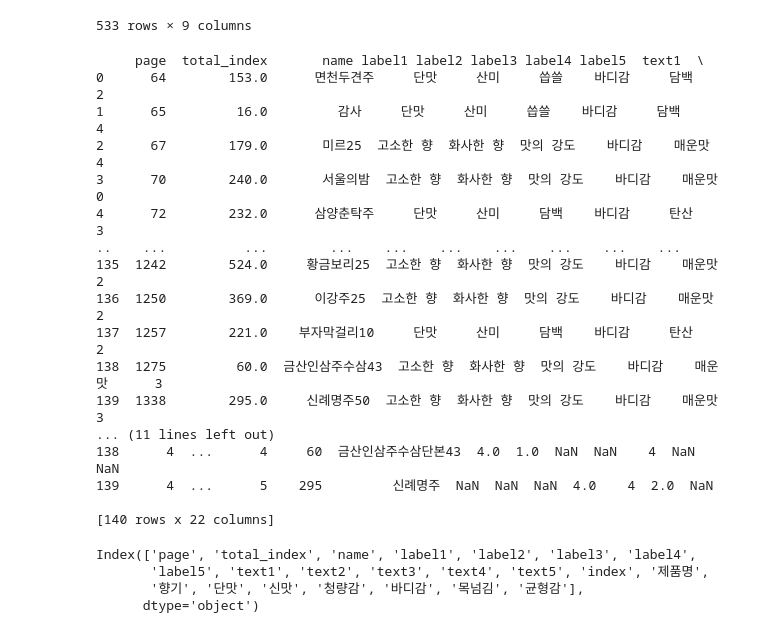
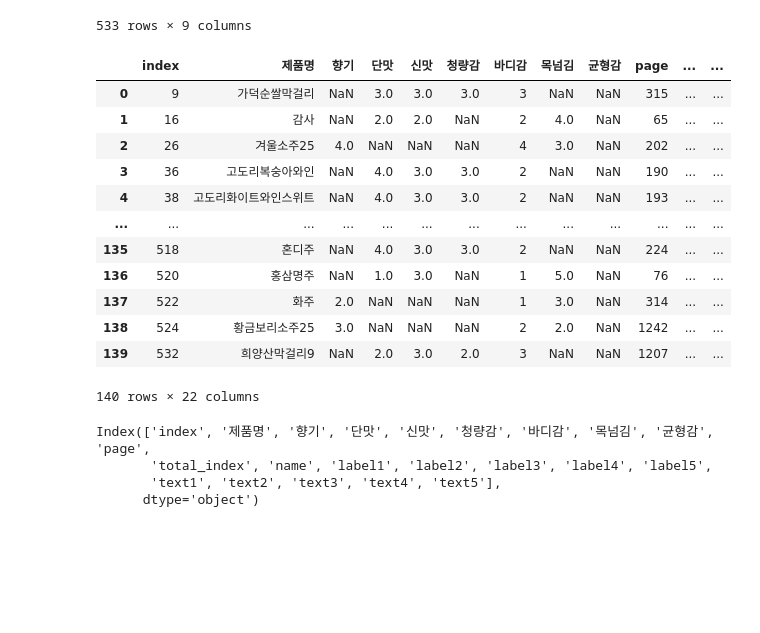
Before and after one commit to learning-human/traditional-liquor-RS, a Jupyter notebook: sooldamhwa_preprocessing.ipynb, the cells around one changed output. Cells and saved outputs as stored; diff of their text form; code cells hidden in the pictures; blank space fills up the shorter version.

```diff
--- a/sooldamhwa_preprocessing.ipynb
+++ b/sooldamhwa_preprocessing.ipynb
@@ -94,31 +94,27 @@ df_total
 | 532 | 532 | 희양산막걸리9 | NaN | 2.0 | 3.0 | 2.0 | 3 | NaN | NaN |
 533 rows × 9 columns
 # %%
-df_join = pd.merge(df_sdh_rate, df_total, left_on='total_index', right_on='index', how='inner')
-print(df_join)
+df_rate_total = pd.merge(df_total, df_sdh_rate, left_on='index', right_on='total_index', how='inner')
+df_rate_total
 # %% [output]
+|  | index | 제품명 | 향기 | 단맛 | 신맛 | 청량감 | 바디감 | 목넘김 | 균형감 | page | ... | ... |
+| 0 | 9 | 가덕순쌀막걸리 | NaN | 3.0 | 3.0 | 3.0 | 3 | NaN | NaN | 315 | ... | ... |
+| 1 | 16 | 감사 | NaN | 2.0 | 2.0 | NaN | 2 | 4.0 | NaN | 65 | ... | ... |
+| 2 | 26 | 겨울소주25 | 4.0 | NaN | NaN | NaN | 4 | 3.0 | NaN | 202 | ... | ... |
+| 3 | 36 | 고도리복숭아와인 | NaN | 4.0 | 3.0 | 3.0 | 2 | NaN | NaN | 190 | ... | ... |
+| 4 | 38 | 고도리화이트와인스위트 | NaN | 4.0 | 3.0 | 3.0 | 2 | NaN | NaN | 193 | ... | ... |
+| ... | ... | ... | ... | ... | ... | ... | ... | ... | ... | ... | ... | ... |
+| 135 | 518 | 혼디주 | NaN | 4.0 | 3.0 | 3.0 | 2 | NaN | NaN | 224 | ... | ... |
+| 136 | 520 | 홍삼명주 | NaN | 1.0 | 3.0 | NaN | 1 | 5.0 | NaN | 76 | ... | ... |
+| 137 | 522 | 화주 | 2.0 | NaN | NaN | NaN | 1 | 3.0 | NaN | 314 | ... | ... |
+| 138 | 524 | 황금보리소주25 | 3.0 | NaN | NaN | NaN | 2 | 2.0 | NaN | 1242 | ... | ... |
+| 139 | 532 | 희양산막걸리9 | NaN | 2.0 | 3.0 | 2.0 | 3 | NaN | NaN | 1207 | ... | ... |
-     page  total_index       name label1 label2 label3 label4 label5  text1  \
-0      64        153.0      면천두견주     단맛     산미     씁쓸    바디감     담백      2
-1      65         16.0         감사     단맛     산미     씁쓸    바디감     담백      4
-2      67        179.0       미르25  고소한 향  화사한 향  맛의 강도    바디감    매운맛      4
-3      70        240.0       서울의밤  고소한 향  화사한 향  맛의 강도    바디감    매운맛      0
-4      72        232.0      삼양춘탁주     단맛     산미     담백    바디감     탄산      3
-..    ...          ...        ...    ...    ...    ...    ...    ...    ...
-135  1242        524.0     황금보리25  고소한 향  화사한 향  맛의 강도    바디감    매운맛      2
-136  1250        369.0      이강주25  고소한 향  화사한 향  맛의 강도    바디감    매운맛      2
-137  1257        221.0    부자막걸리10     단맛     산미     담백    바디감     탄산      2
-138  1275         60.0  금산인삼주수삼43  고소한 향  화사한 향  맛의 강도    바디감    매운맛      3
-139  1338        295.0     신례명주50  고소한 향  화사한 향  맛의 강도    바디감    매운맛      3
-... (11 lines left out)
-138      4  ...      4     60  금산인삼주수삼단본43  4.0  1.0  NaN  NaN    4  NaN  NaN
-139      4  ...      5    295         신례명주  NaN  NaN  NaN  4.0    4  2.0  NaN
-
-[140 rows x 22 columns]
+140 rows × 22 columns
 # %%
-df_join.columns
+df_rate_total.columns
 # %% [output]
-Index(['page', 'total_index', 'name', 'label1', 'label2', 'label3', 'label4',
-       'label5', 'text1', 'text2', 'text3', 'text4', 'text5', 'index', '제품명',
-       '향기', '단맛', '신맛', '청량감', '바디감', '목넘김', '균형감'],
+Index(['index', '제품명', '향기', '단맛', '신맛', '청량감', '바디감', '목넘김', '균형감', 'page',
+       'total_index', 'name', 'label1', 'label2', 'label3', 'label4', 'label5',
+       'text1', 'text2', 'text3', 'text4', 'text5'],
       dtype='object')
 # %%
```
Also changed, not shown: parts of 34 cells of this notebook, 2 other files.
